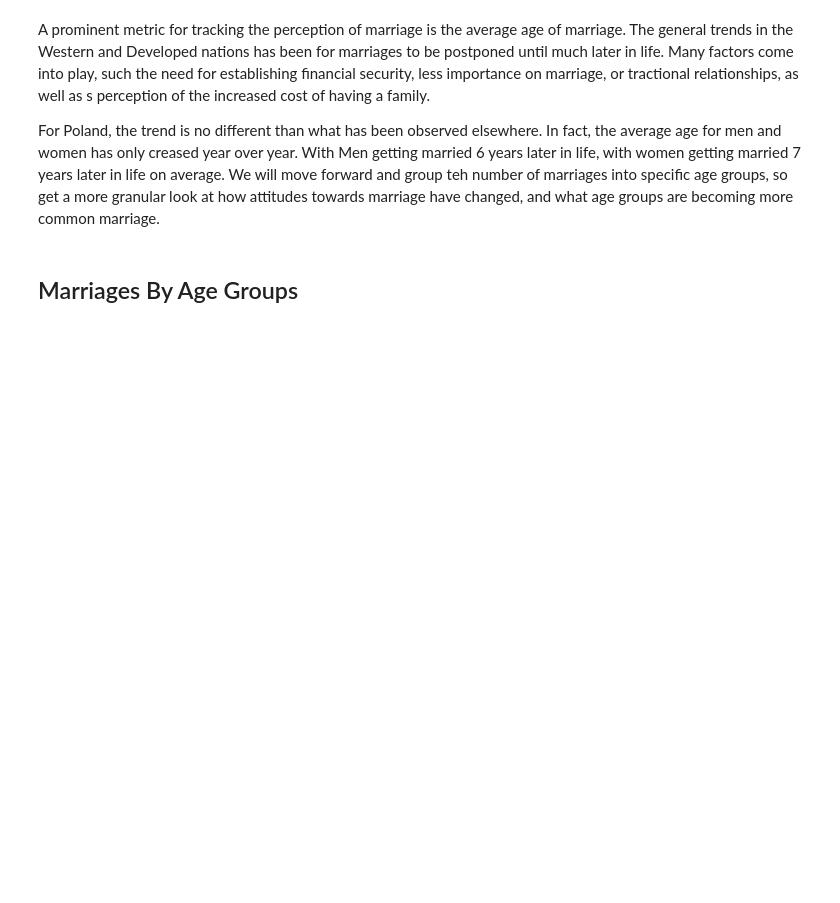
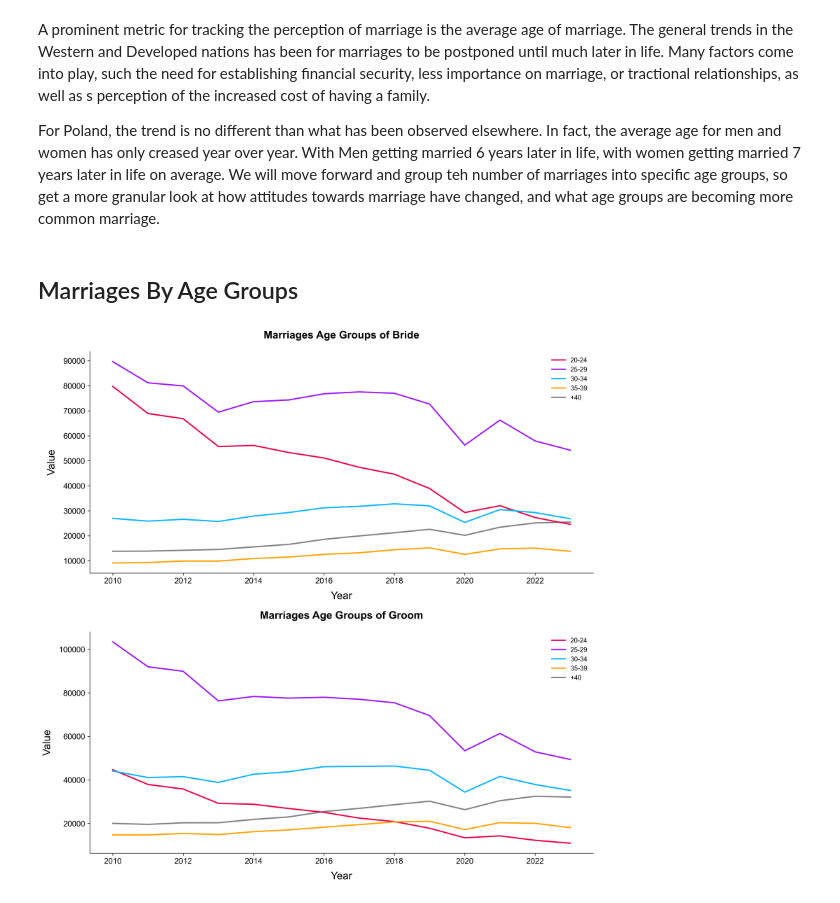
Before and after one commit to JGundisalvus/portfolio, a Jupyter notebook: polish_marriage_demographics/data_exploration.ipynb, the cells around one changed output. Drawn from its saved outputs; the diff is of its cells as text; code cells hidden in the pictures; blank space fills up the shorter version.

```diff
--- a/polish_marriage_demographics/data_exploration.ipynb
+++ b/polish_marriage_demographics/data_exploration.ipynb
@@ -428,21 +428,23 @@ custom_palette = {
     '+40': 'grey'
 }
 # %%
-# figure, axes = plt.subplots(2, 1, figsize=(12, 12))
+figure, axes = plt.subplots(2, 1, figsize=(12, 12))
 
-# for i, sex in enumerate(df_marriage['sex'].unique()):
-#     dt_temp = df_marriage[(df_marriage['sex'] == sex) & (df_marriage['age group'] != '<20')]
-#     sns.lineplot(data=dt_temp, x='Year', y='Value', ax=axes[i], hue='age group', palette=custom_palette)
+for i, sex in enumerate(df_marriage['sex'].unique()):
+    dt_temp = df_marriage[(df_marriage['sex'] == sex) & (df_marriage['age group'] != '<20')]
+    sns.lineplot(data=dt_temp, x='Year', y='Value', ax=axes[i], hue='age group', palette=custom_palette)
 
-#     handles, labels = axes[i].get_legend_handles_labels()
-#     order = [1,2,3,4,0]
-#     axes[i].legend([handles[idx] for idx in order], [labels[idx] for idx in order])
-#     axes[i].set_title(f'Marriages Age Groups of {"Bride" if sex == "female" else "Groom"}')
+    handles, labels = axes[i].get_legend_handles_labels()
+    order = [1,2,3,4,0]
+    axes[i].legend([handles[idx] for idx in order], [labels[idx] for idx in order])
+    axes[i].set_title(f'Marriages Age Groups of {"Bride" if sex == "female" else "Groom"}')
 
 
-# # Display the plot
-# plt.tight_layout()
-# plt.show()
+# Display the plot
+plt.tight_layout()
+plt.show()
+# %% [output]
+[figure, added]
 # %%
 fig, axes = plt.subplots(2, 1, figsize=(12, 10))
 import matplotlib.ticker as mtick
```
Also changed, not shown: parts of 7 cells of this notebook, 1 other file.
